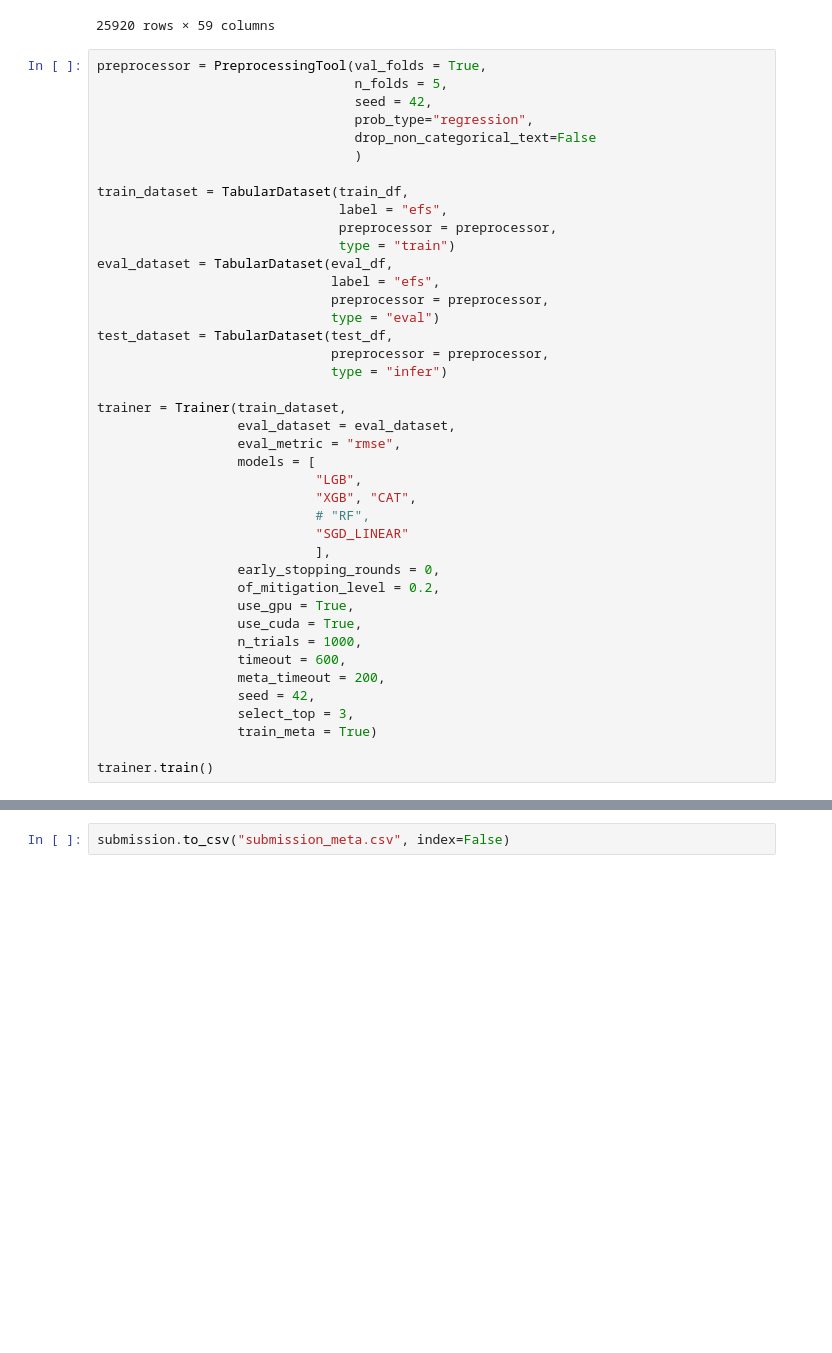
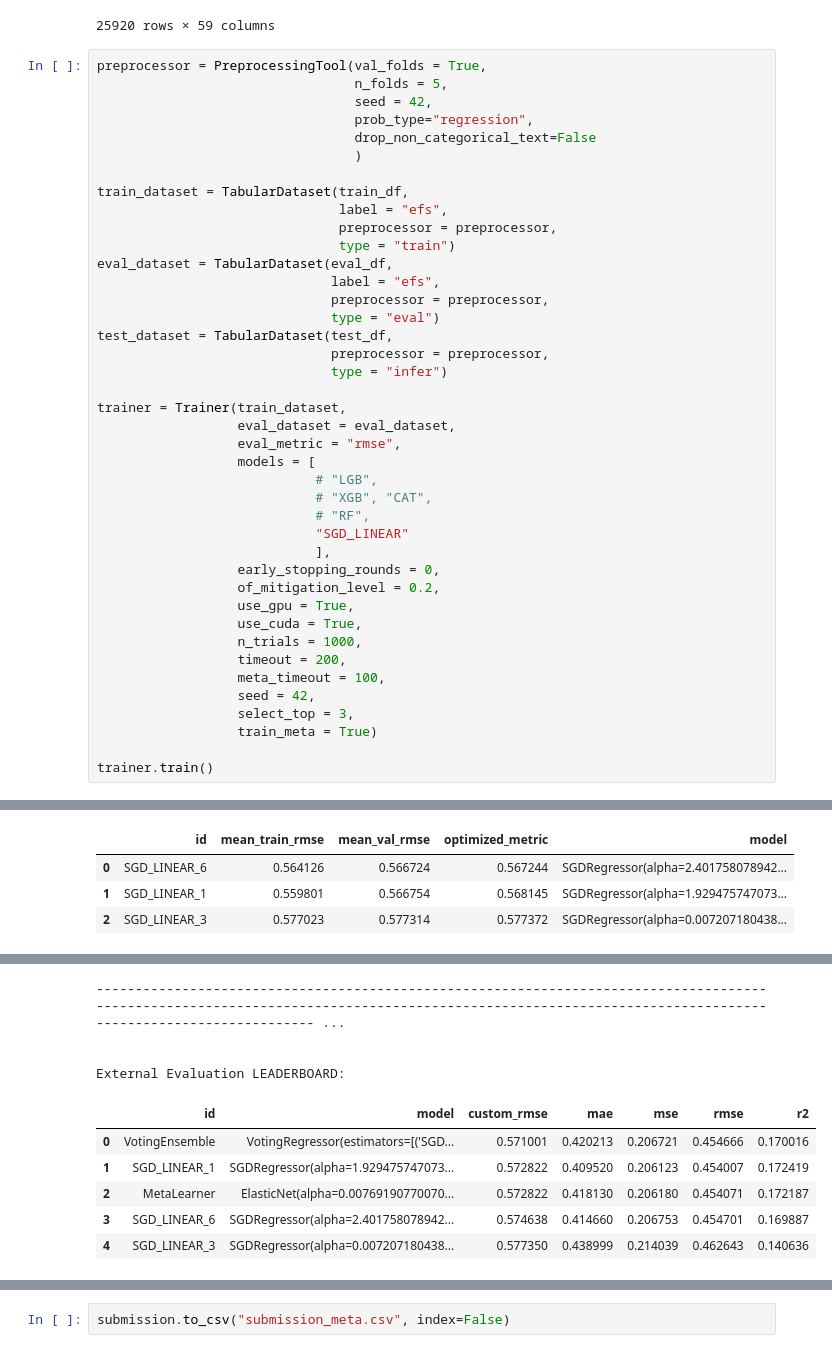
Before and after one commit to b-ionut-r/TabularAML, a Jupyter notebook: main.ipynb, the cells around one changed output, grey strips where cells are left out. Saved outputs shown, nothing was run; the diff lists cells and outputs as text; blank space fills up the shorter version.

```diff
--- a/main.ipynb
+++ b/main.ipynb
@@ -62,8 +62,8 @@ trainer = Trainer(train_dataset,
                   eval_dataset = eval_dataset,
                   eval_metric = "rmse",
                   models = [
-                            "LGB",
-                            "XGB", "CAT",
+                            # "LGB",
+                            # "XGB", "CAT",
                             # "RF",
                             "SGD_LINEAR"
                             ],
@@ -72,8 +72,8 @@ trainer = Trainer(train_dataset,
                   use_gpu = True,
                   use_cuda = True,
                   n_trials = 1000,
-                  timeout = 600,
-                  meta_timeout = 200,
+                  timeout = 200,
+                  meta_timeout = 100,
                   seed = 42,
                   select_top = 3,
                   train_meta = True)
@@ -100,0 +138,4 @@ KeyboardInterrupt:
+|  | id | mean_train_rmse | mean_val_rmse | optimized_metric | model |
+| 0 | SGD_LINEAR_6 | 0.564126 | 0.566724 | 0.567244 | SGDRegressor(alpha=2.401758078942... |
+| 1 | SGD_LINEAR_1 | 0.559801 | 0.566754 | 0.568145 | SGDRegressor(alpha=1.929475747073... |
+| 2 | SGD_LINEAR_3 | 0.577023 | 0.577314 | 0.577372 | SGDRegressor(alpha=0.007207180438... |
@@ -100,0 +163,10 @@ KeyboardInterrupt:
+-------------------------------------------------------------------------------------------------------------------------------------------------------------------------------------------------------- ...
+
+
+External Evaluation LEADERBOARD:
+|  | id | model | custom_rmse | mae | mse | rmse | r2 |
+| 0 | VotingEnsemble | VotingRegressor(estimators=[('SGD... | 0.571001 | 0.420213 | 0.206721 | 0.454666 | 0.170016 |
+| 1 | SGD_LINEAR_1 | SGDRegressor(alpha=1.929475747073... | 0.572822 | 0.409520 | 0.206123 | 0.454007 | 0.172419 |
+| 2 | MetaLearner | ElasticNet(alpha=0.00769190770070... | 0.572822 | 0.418130 | 0.206180 | 0.454071 | 0.172187 |
+| 3 | SGD_LINEAR_6 | SGDRegressor(alpha=2.401758078942... | 0.574638 | 0.414660 | 0.206753 | 0.454701 | 0.169887 |
+| 4 | SGD_LINEAR_3 | SGDRegressor(alpha=0.007207180438... | 0.577350 | 0.438999 | 0.214039 | 0.462643 | 0.140636 |
```
Also changed, not shown: parts of 12 cells of this notebook.
